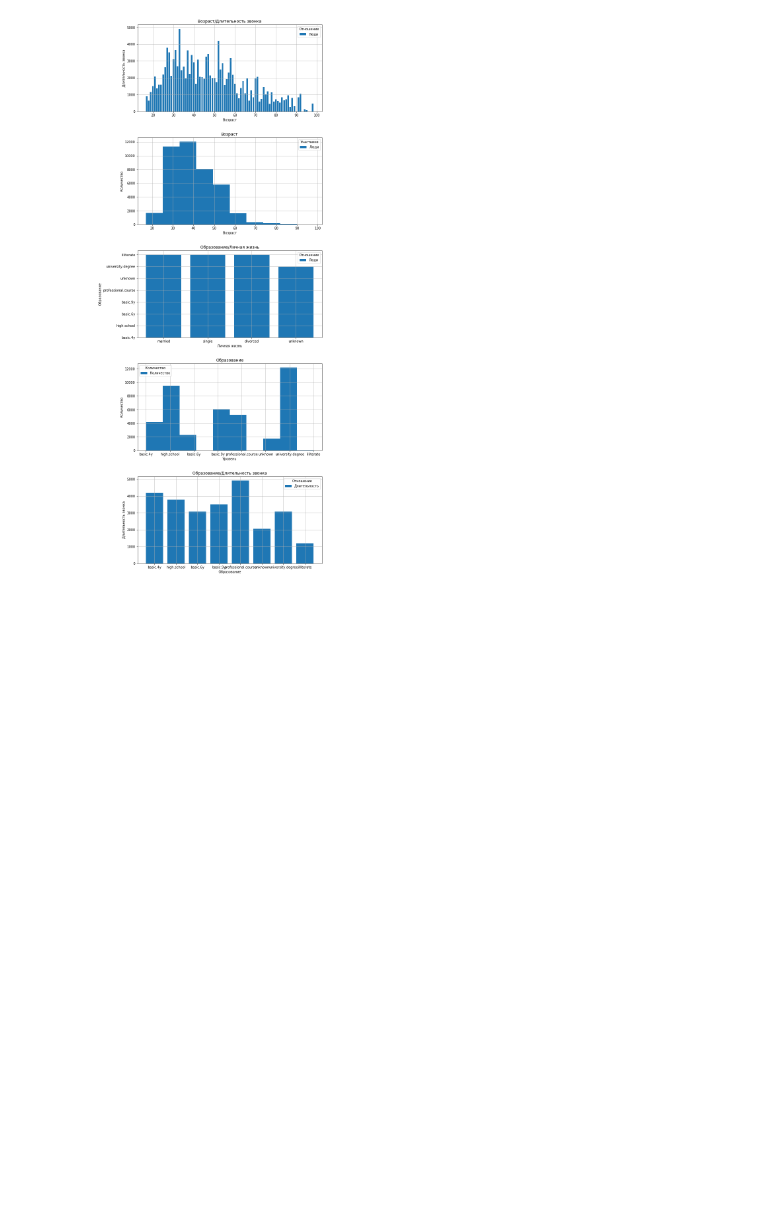
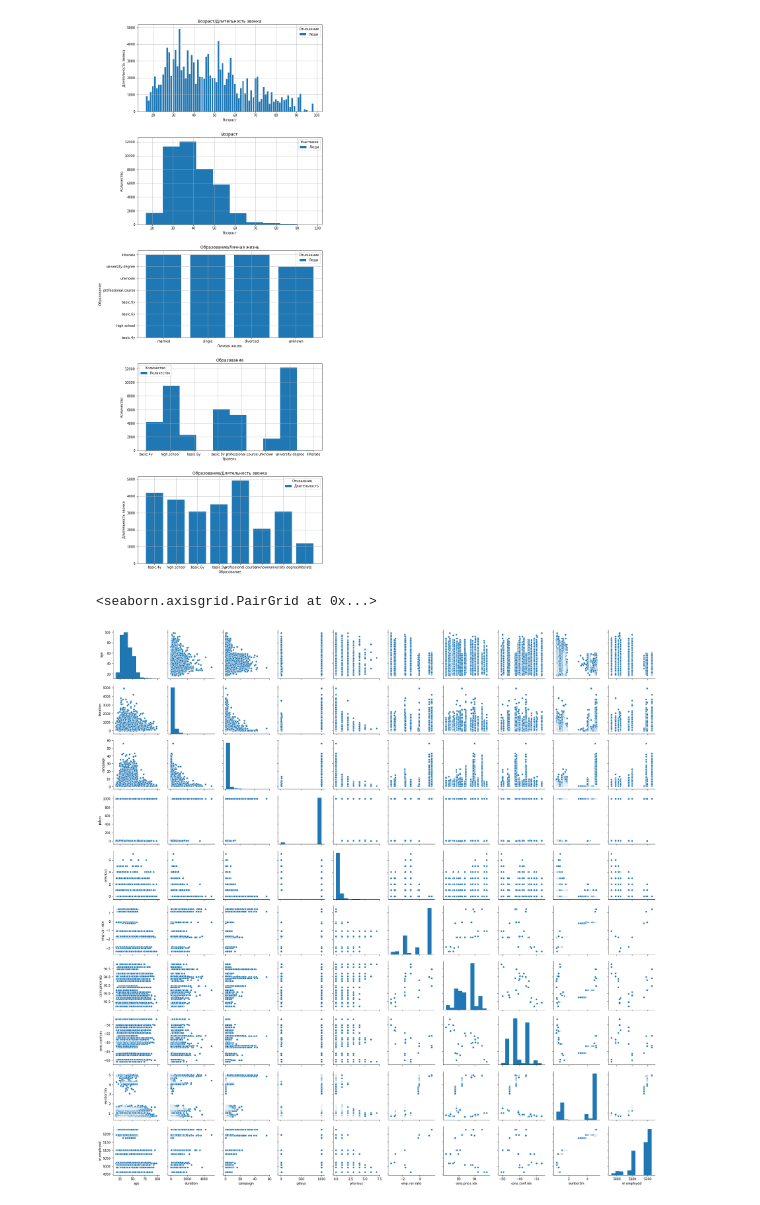
Before and after one commit to theysee/sberbank_reboot, a Jupyter notebook: Поток_3_Практика_к_занятию_3.ipynb, the cells around one changed output. Saved outputs shown, nothing was run; the diff lists cells and outputs as text; code cells hidden in the pictures; blank space fills up the shorter version.

```diff
--- a/Поток_3_Практика_к_занятию_3.ipynb
+++ b/Поток_3_Практика_к_занятию_3.ipynb
@@ -521,3 +521,8 @@ axes[4].grid()
 [figure]
 # %%
 #3. Постройте sns.pairplot с раскраской по столбцу y
+import seaborn as sns
+sns.pairplot(data)
+# %% [output]
+<seaborn.axisgrid.PairGrid at 0x...>
+[figure, added]
```
Also changed, not shown: parts of 1 cell of this notebook.
